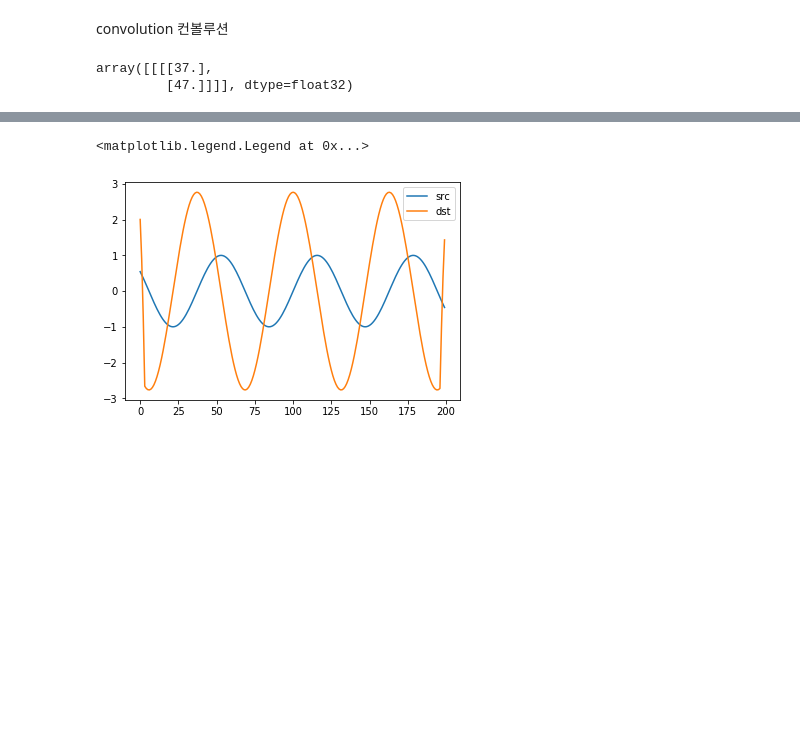
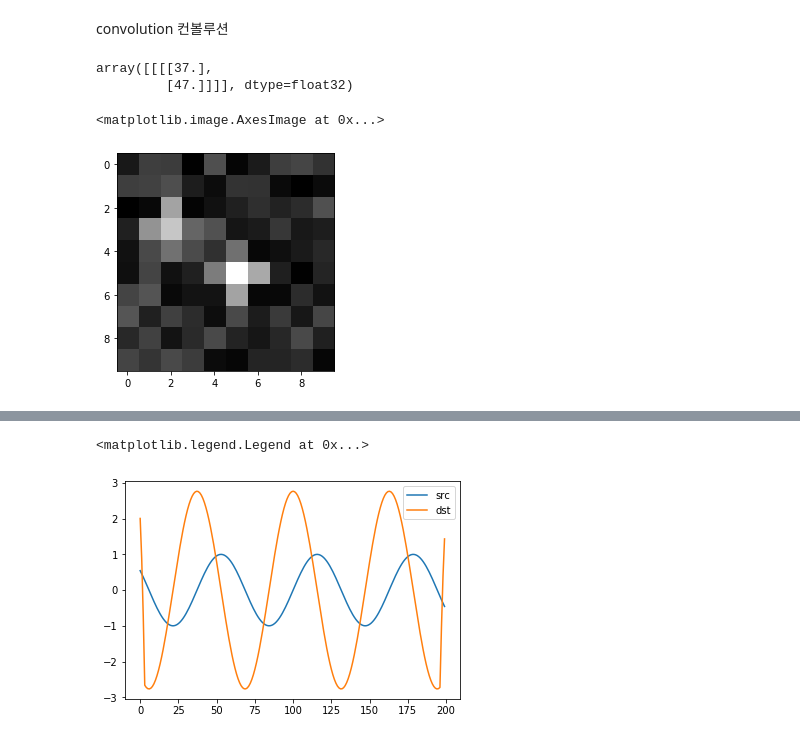
Before and after one commit to sogangori/choongang20, a Jupyter notebook: convolution.ipynb, the cells around one changed output, grey strips where cells are left out. Drawn from its saved outputs; the diff is of its cells as text; code cells hidden in the pictures; blank space fills up the shorter version.

```diff
--- a/convolution.ipynb
+++ b/convolution.ipynb
@@ -21,17 +21,18 @@ array([[[[37.],
 # %%
 # 10 x 10 x 1(h,w,c) 흑백 이미지를 2장 만들어서 임의의 위치에 '+' 패턴을 그려서 필터로 찾아보자
 y = np.array([[[3,3],[7,7]], [[2,3],[5,5]]])
-img0 = np.zeros((10,10,1))
-img1 = np.zeros((10,10,1))
-x = np.stack((img0, img1), axis=0)
-x += np.random.rand(2,10,10,1) # 노이즈
+x = np.zeros((2, 10, 10, 1)) # 2장의 흑백 이미지 MHWC-포맷
+x += np.random.rand(2, 10, 10, 1) # 노이즈
 for i in range(len(y)):#2
   label = y[i]
   for j in range(len(label)):
     point = label[j]
     px = point[0]
     py = point[1]
     x[i, py-1:py+2, px] += 1
     x[i, py, px-1:px+2] += 1
-#plt.imshow(x[1,:,:,0], cmap='gray') #패턴 확인
+plt.imshow(x[1,:,:,0], cmap='gray') #패턴 확인
+# %% [output]
+<matplotlib.image.AxesImage at 0x...>
+[figure, added]
 # %%
```
Also changed, not shown: parts of 5 cells of this notebook.
